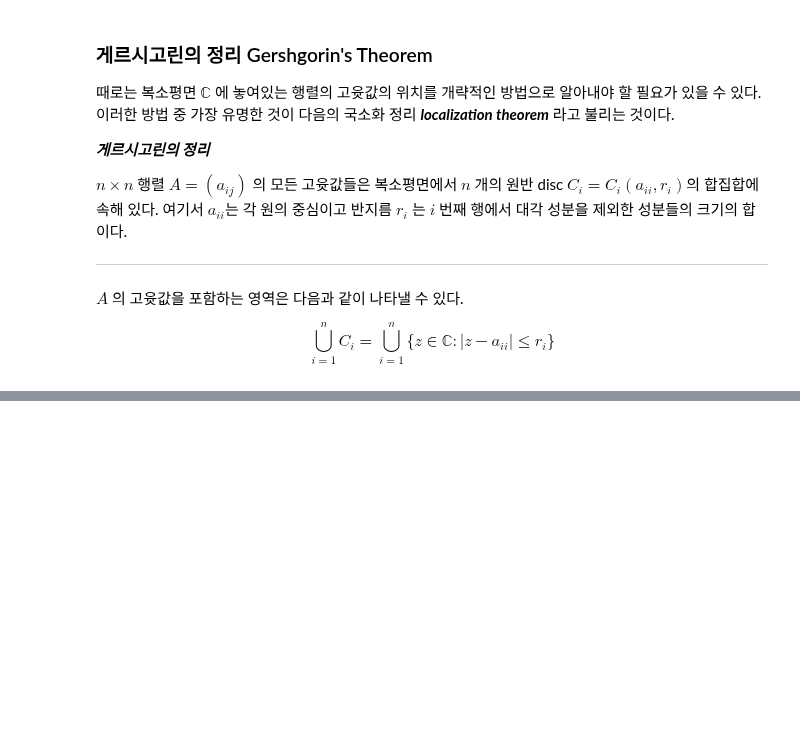
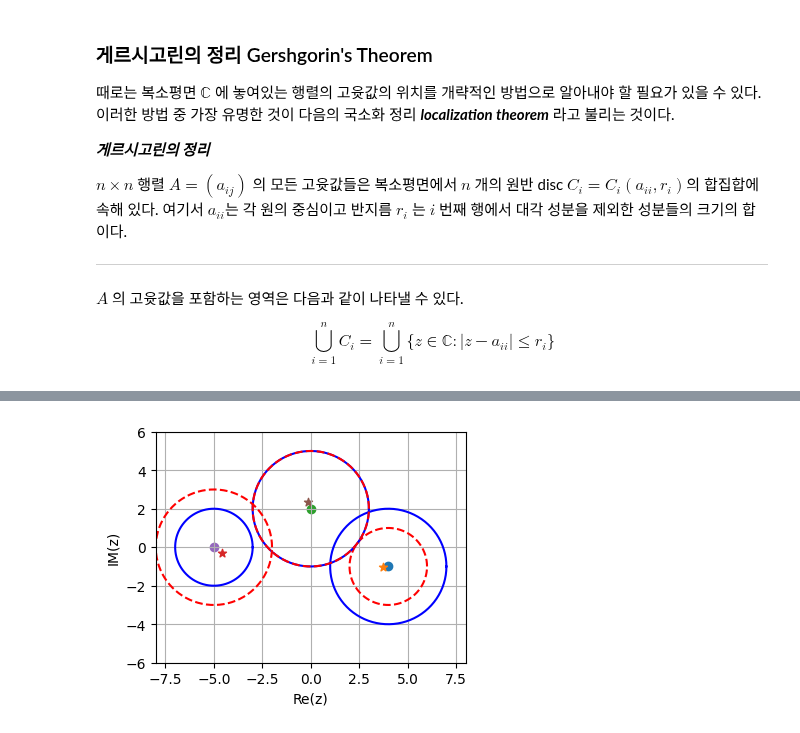
Before and after one commit to tirals88/Numerical-Mathematics-and-Computing, a Jupyter notebook: Chap8_More on Linear Systems.ipynb, the cells around one changed output, grey strips where cells are left out. Saved outputs shown, nothing was run; the diff lists cells and outputs as text; code cells hidden in the pictures; blank space fills up the shorter version.

```diff
--- a/Chap8_More on Linear Systems.ipynb
+++ b/Chap8_More on Linear Systems.ipynb
@@ -337,0 +363,32 @@ $$\bigcup^{n}_{i=1}{C_{i}} = \bigcup^{n}_{i=1}{\{z \in \mathbb{C} : |z - a_{ii}|
+# %%
+def make_circle(c, r):
+    theta = np.linspace(0, 2 * np.pi, 256)
+    x = r * np.cos(theta)
+    y = r * np.sin(theta)
+    return np.vstack((x, y)).T + c
+
+c = np.array([[4, -1], [0, 2], [-5, 0]])
+
+
+r = np.array([3, 3, 2])
+s = np.array([2, 3, 3])
+
+Gersh_c = np.array([make_circle(c[i], r[i]) for i in range(3)])
+Gersh_d = np.array([make_circle(c[i], s[i]) for i in range(3)])
+
+real_eig = np.array([[ 3.72 , -1.05 ],[-4.56 , -0.285],[-0.161,  2.34 ]])
+
+plt.figure(figsize = (4,3))
+for j in range(3):
+  plt.plot(Gersh_c[j, :, 0], Gersh_c[j, :, 1], 'b-')
+  plt.plot(Gersh_d[j, :, 0], Gersh_d[j, :, 1], 'r--')
+  plt.scatter(c[j, 0], c[j, 1], marker='o')
+  plt.scatter(real_eig[j, 0], real_eig[j, 1], marker='*')
+plt.grid()
+plt.xlabel('Re(z)')
+plt.ylabel('IM(z)')
+plt.xlim(-8, 8)
+plt.ylim(-6, 6)
+plt.show()
+# %% [output]
+[figure, added]
```
Also changed, not shown: parts of 3 cells of this notebook.
